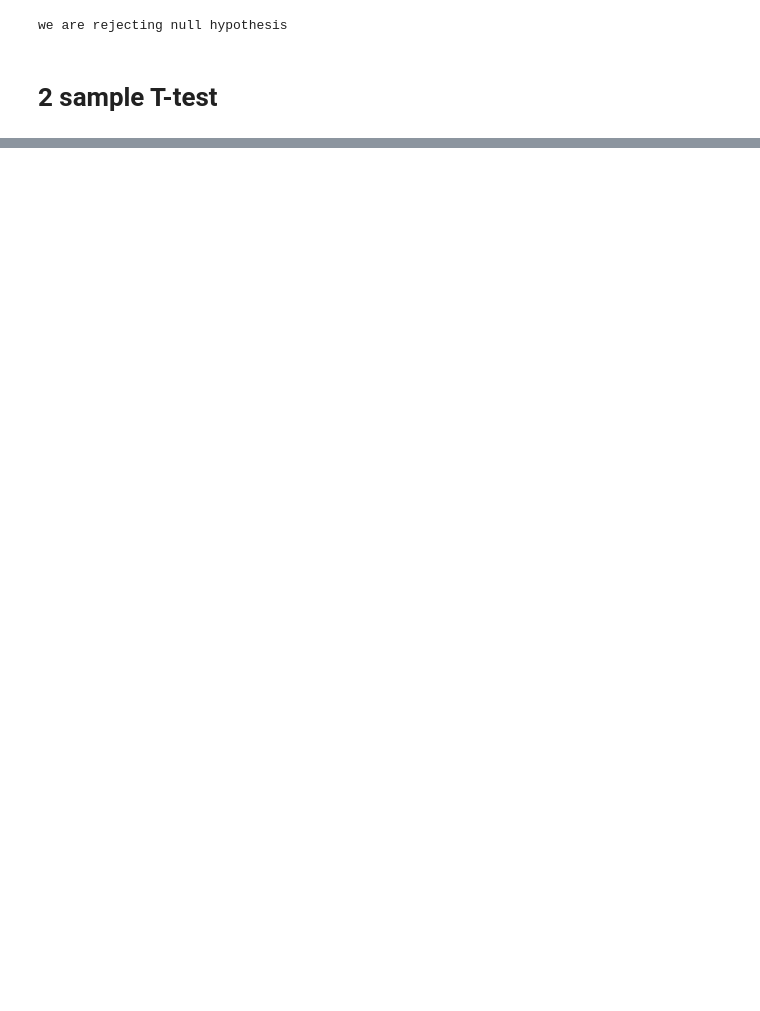
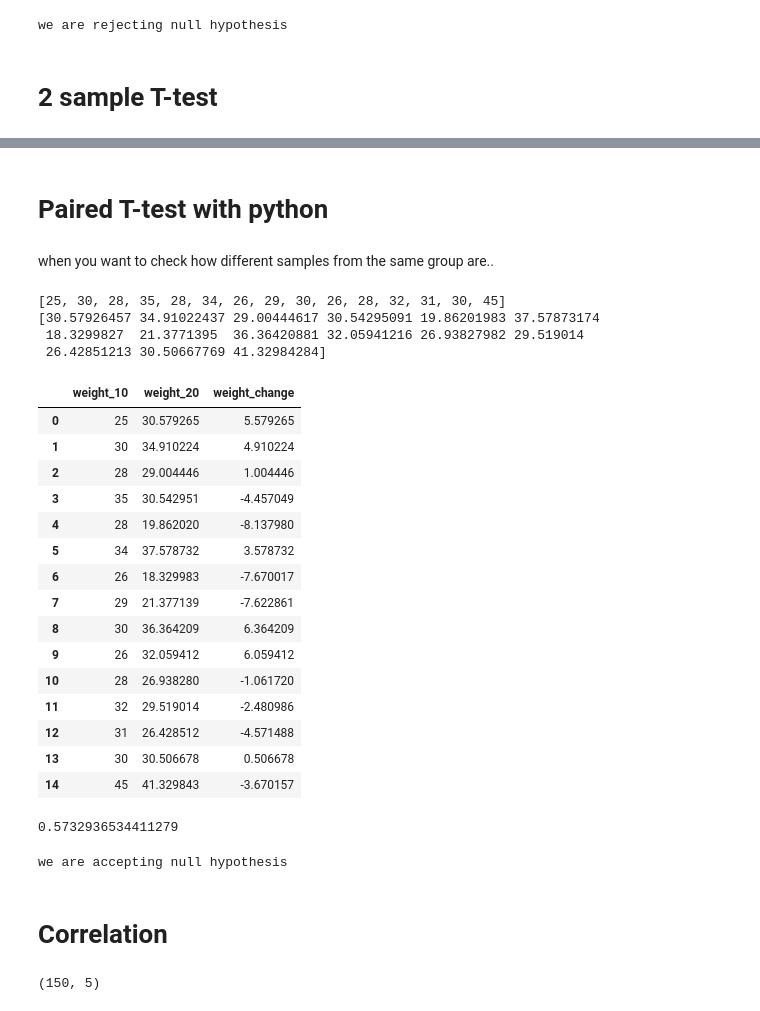
Before and after one commit to ManavGora/Machine-Learning, a Jupyter notebook: Hypothesis testing->T-test.ipynb, the cells around one changed output, grey strips where cells are left out. Saved outputs shown, nothing was run; the diff lists cells and outputs as text; code cells hidden in the pictures; blank space fills up the shorter version.

Commit message:
changes to t-test

```diff
--- a/Hypothesis testing->T-test.ipynb
+++ b/Hypothesis testing->T-test.ipynb
@@ -83,0 +97,38 @@ we are rejecting null hypothesis
+# %% [markdown]
+# Paired T-test with python
+# %% [markdown]
+when you want to check how different samples from the same group are..
+# %%
+weight1=[25,30,28,35,28,34,26,29,30,26,28,32,31,30,45]
+weight2=weight1+stats.norm.rvs(scale=5,loc=-1.25,size=15) #randomly decreasing or increasing values->The location (loc) keyword specifies the mean. The scale (scale) keyword specifies the standard deviation.
+# %%
+print(weight1)
+print(weight2)
+# %% [output]
+[25, 30, 28, 35, 28, 34, 26, 29, 30, 26, 28, 32, 31, 30, 45]
+[30.57926457 34.91022437 29.00444617 30.54295091 19.86201983 37.57873174
+ 18.3299827  21.3771395  36.36420881 32.05941216 26.93827982 29.519014
+ 26.42851213 30.50667769 41.32984284]
+# %%
+weight_df = pd.DataFrame({"weight_10":np.array(weight1),
+                         "weight_20":np.array(weight2),
+                         "weight_change":np.array(weight2)-np.array(weight1)})
+# %%
+weight_df
+# %% [output]
+|  | weight_10 | weight_20 | weight_change |
+| 0 | 25 | 30.579265 | 5.579265 |
+| 1 | 30 | 34.910224 | 4.910224 |
+| 2 | 28 | 29.004446 | 1.004446 |
+| 3 | 35 | 30.542951 | -4.457049 |
+| 4 | 28 | 19.862020 | -8.137980 |
+| 5 | 34 | 37.578732 | 3.578732 |
+| 6 | 26 | 18.329983 | -7.670017 |
+| 7 | 29 | 21.377139 | -7.622861 |
+| 8 | 30 | 36.364209 | 6.364209 |
+| 9 | 26 | 32.059412 | 6.059412 |
+| 10 | 28 | 26.938280 | -1.061720 |
+| 11 | 32 | 29.519014 | -2.480986 |
+| 12 | 31 | 26.428512 | -4.571488 |
+| 13 | 30 | 30.506678 | 0.506678 |
+| 14 | 45 | 41.329843 | -3.670157 |
@@ -83,0 +137,13 @@ we are rejecting null hypothesis
+# %%
+print(p_value)
+# %% [output]
+0.5732936534411279
+# %%
+if p_value <0.05:
+    print("we are rejecting null hypothesis")
+else:
+    print("we are accepting null hypothesis")
+# %% [output]
+we are accepting null hypothesis
+# %% [markdown]
+# Correlation
@@ -83,0 +153,4 @@ we are rejecting null hypothesis
+# %%
+df.shape
+# %% [output]
+(150, 5)
```
Also changed, not shown: parts of 14 cells of this notebook.
